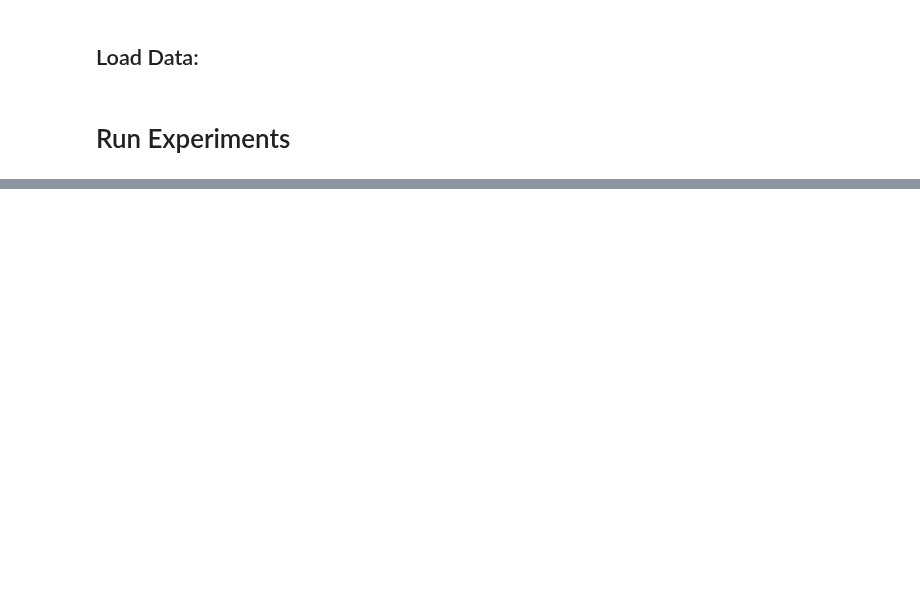
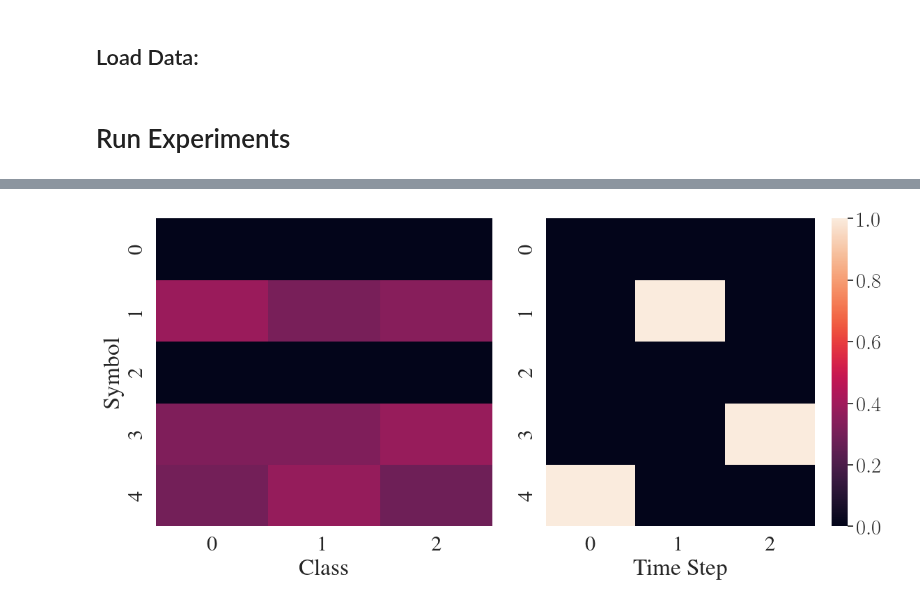
Before and after one commit to DylanCope/zero-shot-comm, a Jupyter notebook: notebooks/protocol-fixing.ipynb, the cells around one changed output, grey strips where cells are left out. Cells and saved outputs as stored; diff of their text form; code cells hidden in the pictures; blank space fills up the shorter version.

```diff
--- a/notebooks/protocol-fixing.ipynb
+++ b/notebooks/protocol-fixing.ipynb
@@ -153,3 +230,20 @@ plt.show()
+# %%
+set_plotting_style(font_scale=2)
+
+fig, axs = plt.subplots(1, 2, figsize=(12, 6))
+
+sns.heatmap(mean_class_message_map_df, vmin=0, vmax=1, ax=axs[0])
+axs[0].set_xlabel('Class')
+axs[0].set_ylabel('Symbol')
+
+sns.heatmap(mean_index_message_map_df, vmin=0, vmax=1, ax=axs[1])
+axs[1].set_xlabel('Time Step')
+axs[1].set_ylabel('')
+
+plt.tight_layout()
+plt.show()
+# %% [output]
+[figure, added]
 # %%
 games_played, _ = obs_fixing_experiment.run_tests()
 mean_class_message_map = create_mean_class_message_map(games_played)
```
Also changed, not shown: parts of 12 cells of this notebook, 5 other files.
